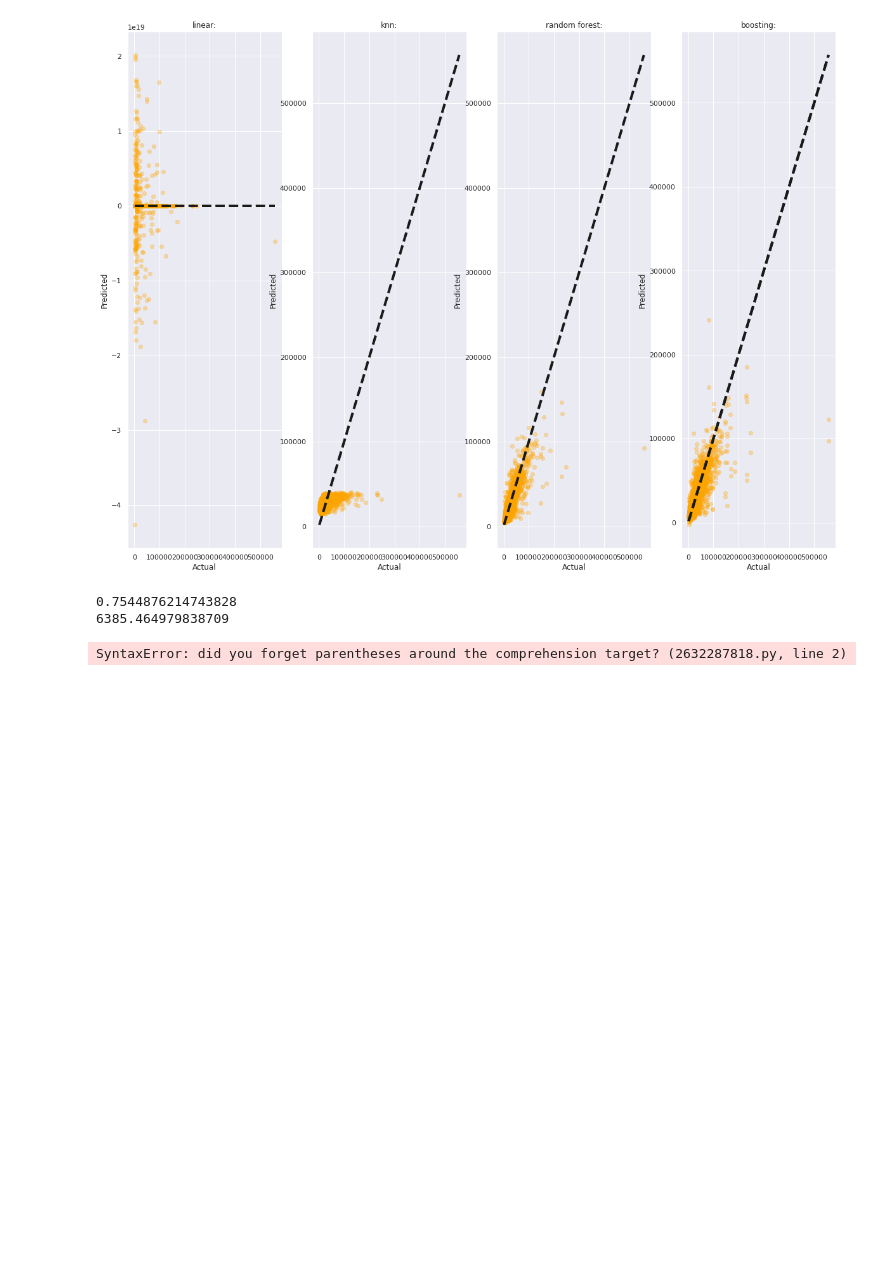
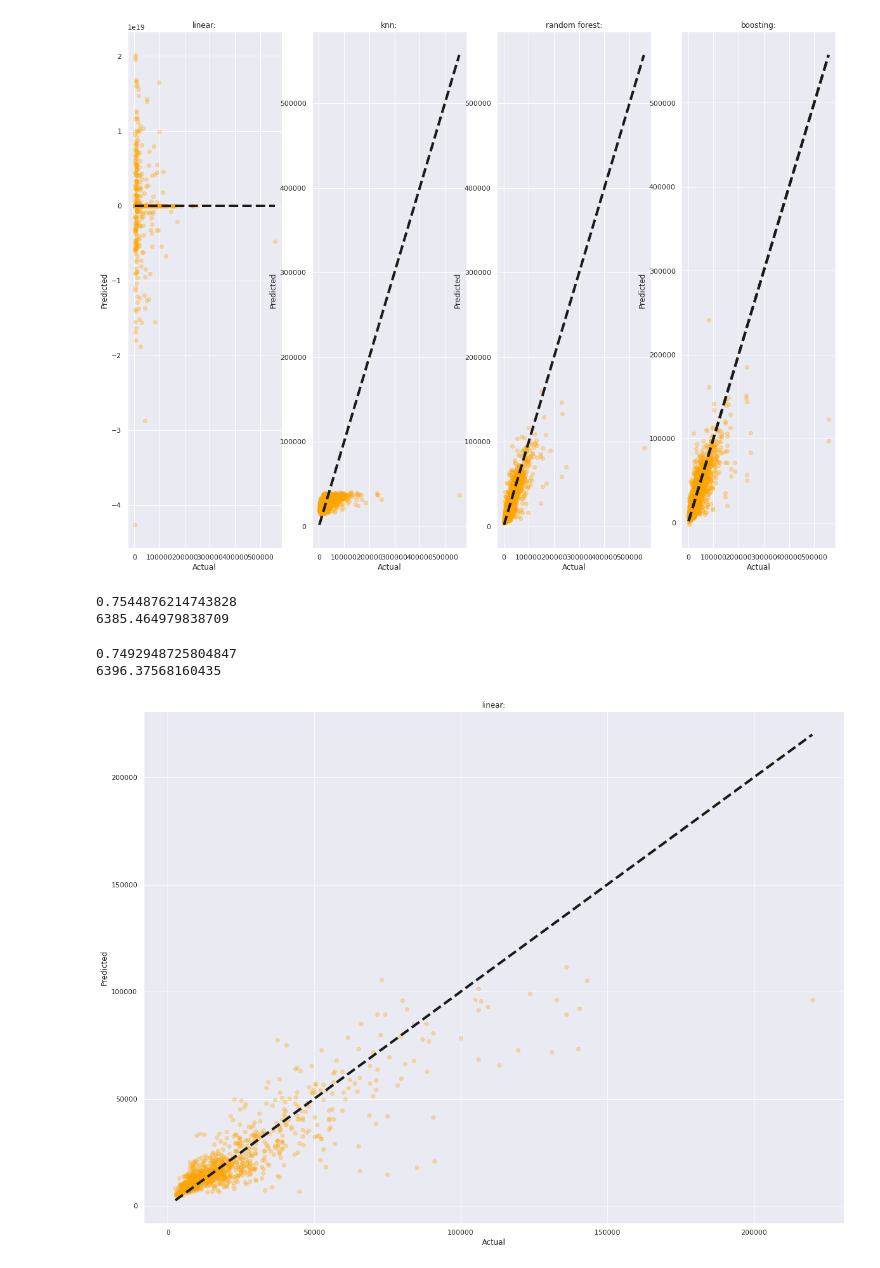
Before and after one commit to Daniel-Ros/DataScienceIFinalWork, a Jupyter notebook: regression.ipynb, the cells around one changed output. Drawn from its saved outputs; the diff is of its cells as text; code cells hidden in the pictures; blank space fills up the shorter version.

```diff
--- a/regression.ipynb
+++ b/regression.ipynb
@@ -529,7 +537,7 @@ cars_df_with_dummies
 featuers = cars_df_with_dummies.columns
 
 for f in featuers:
-    if "make" in f:
+    if "make" in f or "model" in f:
         cars_df_with_dummies[f] = cars_df_with_dummies[f].apply(lambda x: x*10000)
         cars_df_with_dummies[f] = cars_df_with_dummies[f].astype(str).astype(int)
 
@@ -666,7 +663,7 @@ print (mean_absolute_error(y_test,initial_prediction))
 # %%
 params = {
     "min_samples_split": [None,1,2,3,4,5,6,7,8,9,10],
-    "min_samples_leaf": [[None,1,2,3,4,5,6,7,8,9,10],
+    "min_samples_leaf" : [None,1,2,3,4,5,6,7,8,9,10],
     "min_weight_fraction_leaf": range(0,11),
 }
 
@@ -678,4 +675,19 @@ initial_prediction = gs.predict(X_test)
 print(r2_score(y_test,initial_prediction))
 print (mean_absolute_error(y_test,initial_prediction))
 # %% [output]
-SyntaxError: did you forget parentheses around the comprehension target? (2632287818.py, line 2)
+0.7492948725804847
+6396.37568160435
+# %%
+fig, axes = plt.subplots(1,1)
+ax = axes
+
+y_predicted = rf_reg.predict(X_test)
+ax.scatter(y_test, y_predicted, alpha=0.3, color='orange')
+ax.plot([y_test.min(), y_test.max()], [y_test.min(), y_test.max()], 'k--', lw=4)
+ax.set_xlabel('Actual')
+ax.set_ylabel('Predicted')
+ax.set_title('linear:')
+
+plt.show()
+# %% [output]
+[figure, added]
```
Also changed, not shown: parts of 10 cells of this notebook.
